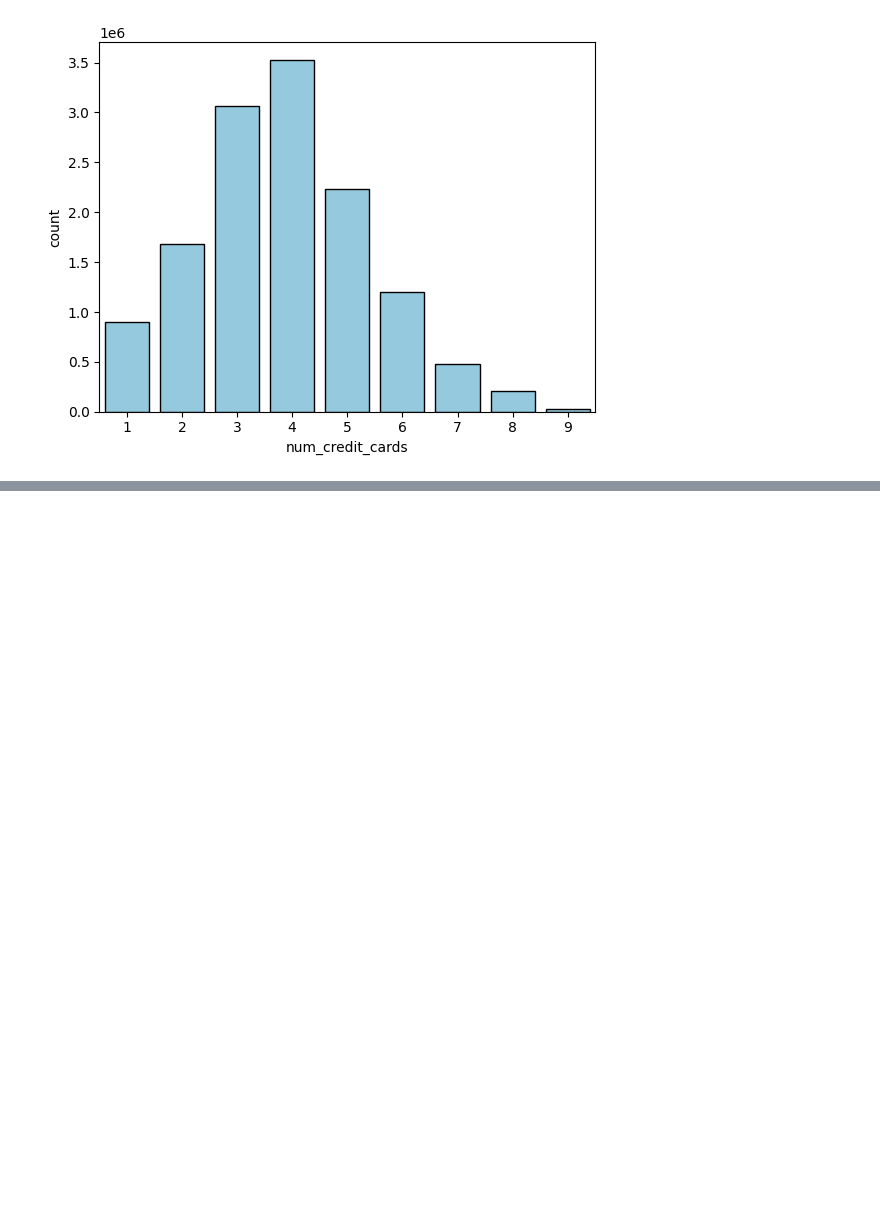
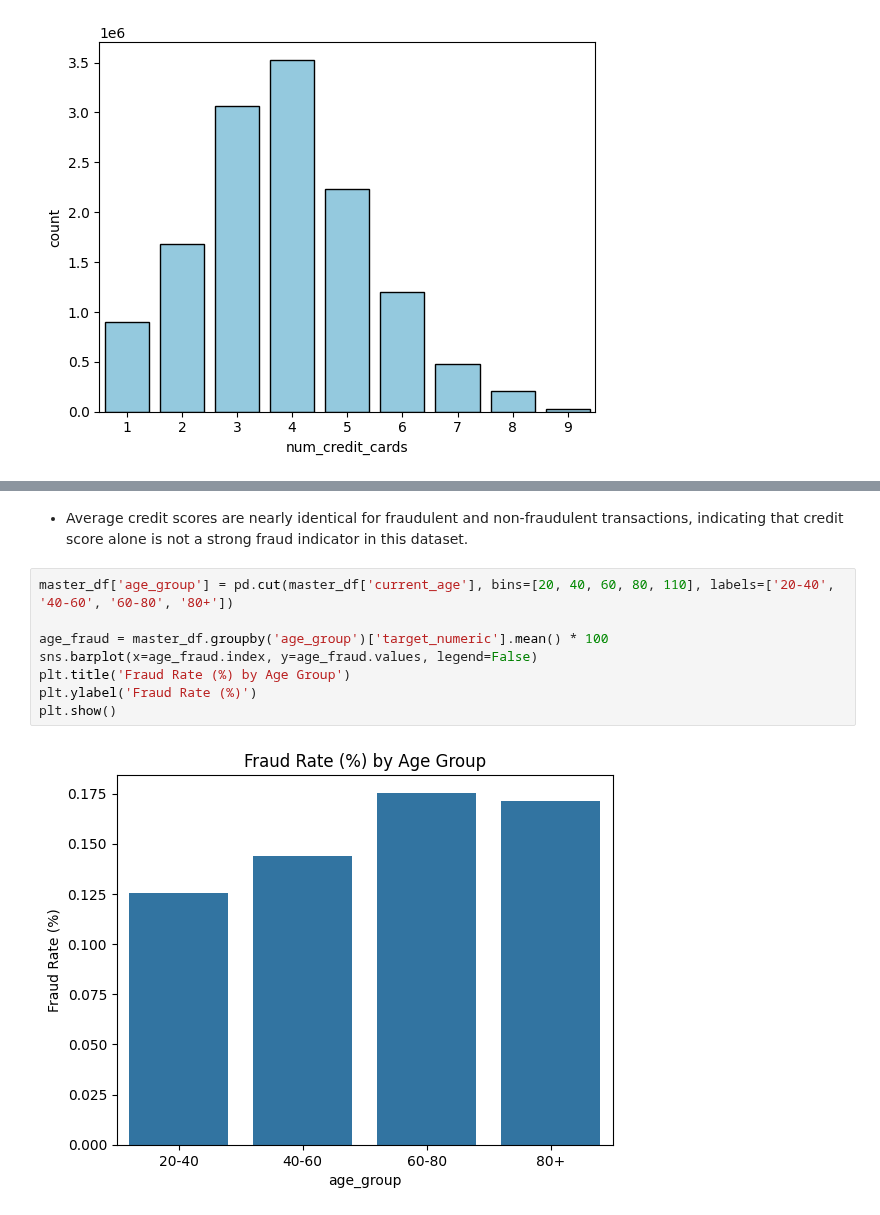
Before and after one commit to ShlokBagwe/FinGuard, a Jupyter notebook: EDA_2.ipynb, the cells around one changed output, grey strips where cells are left out. Drawn from its saved outputs; the diff is of its cells as text; blank space fills up the shorter version.

```diff
--- a/EDA_2.ipynb
+++ b/EDA_2.ipynb
@@ -436,0 +447,12 @@ plt.show()
+# %% [markdown]
+- Average credit scores are nearly identical for fraudulent and non-fraudulent transactions, indicating that credit score alone is not a strong fraud indicator in this dataset.
+# %%
+master_df['age_group'] = pd.cut(master_df['current_age'], bins=[20, 40, 60, 80, 110], labels=['20-40', '40-60', '60-80', '80+'])
+
+age_fraud = master_df.groupby('age_group')['target_numeric'].mean() * 100
+sns.barplot(x=age_fraud.index, y=age_fraud.values, legend=False)
+plt.title('Fraud Rate (%) by Age Group')
+plt.ylabel('Fraud Rate (%)')
+plt.show()
+# %% [output]
+[figure, added]
```
Also changed, not shown: parts of 21 cells of this notebook.
